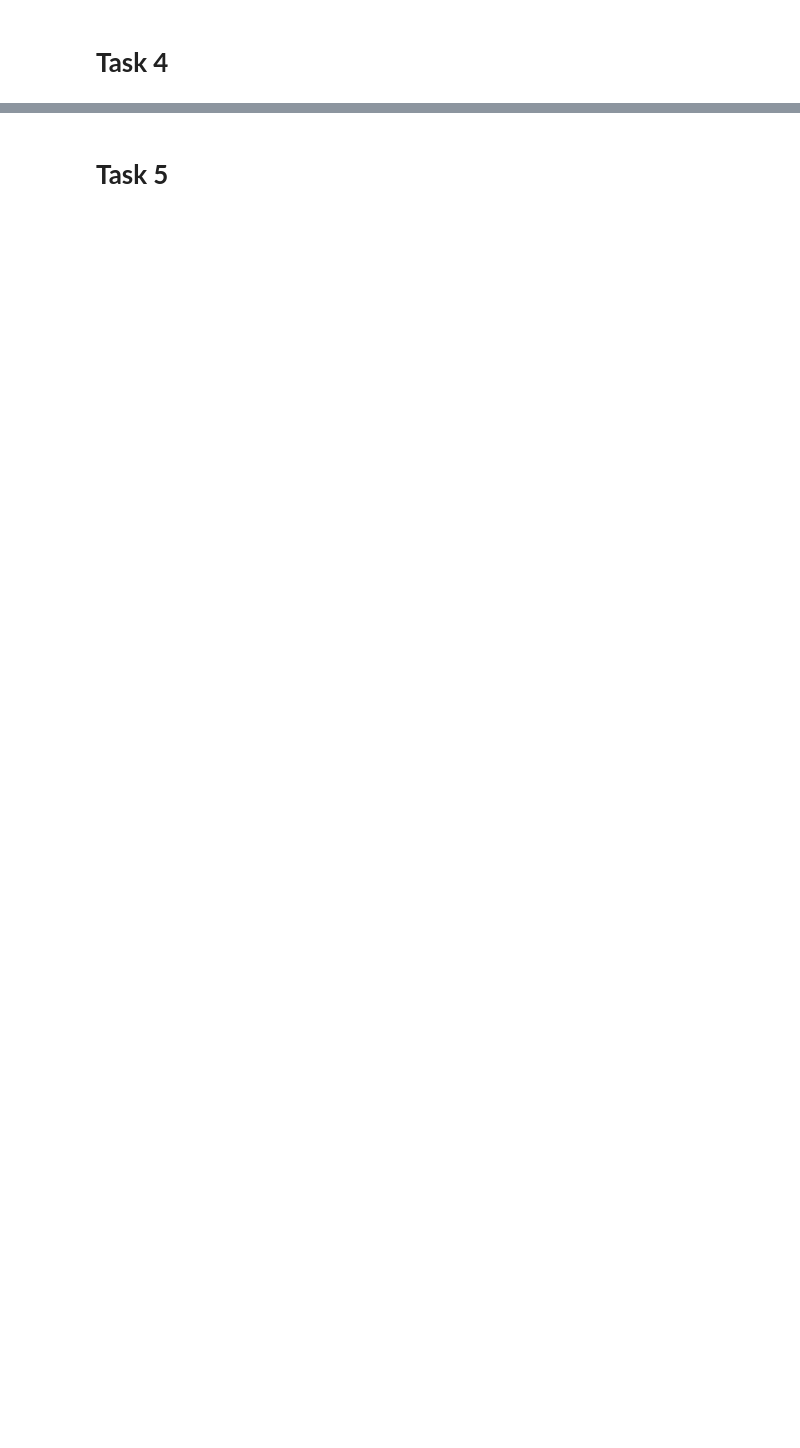
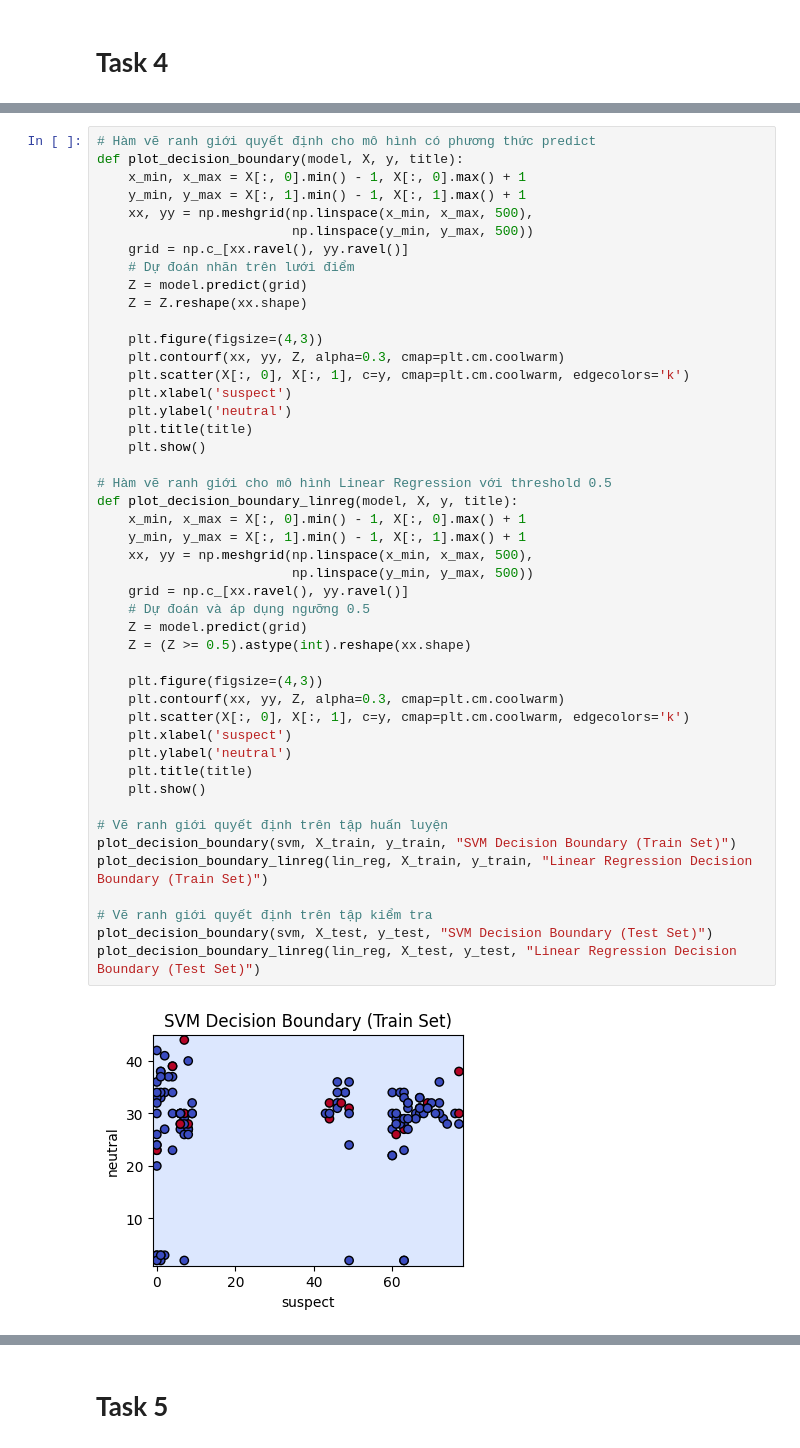
Before and after one commit to WanThinnn/NT522_Machine-learning-for-Information-Security, a Jupyter notebook: Labs/Lab_1/Lab_1-Local.ipynb, the cells around one changed output, grey strips where cells are left out. Saved outputs shown, nothing was run; the diff lists cells and outputs as text; blank space fills up the shorter version.

```diff
--- a/Labs/Lab_1/Lab_1-Local.ipynb
+++ b/Labs/Lab_1/Lab_1-Local.ipynb
@@ -490,0 +633,48 @@ Accuracy: 0.77
+# %%
+# Hàm vẽ ranh giới quyết định cho mô hình có phương thức predict
+def plot_decision_boundary(model, X, y, title):
+    x_min, x_max = X[:, 0].min() - 1, X[:, 0].max() + 1
+    y_min, y_max = X[:, 1].min() - 1, X[:, 1].max() + 1
+    xx, yy = np.meshgrid(np.linspace(x_min, x_max, 500),
+                         np.linspace(y_min, y_max, 500))
+    grid = np.c_[xx.ravel(), yy.ravel()]
+    # Dự đoán nhãn trên lưới điểm
+    Z = model.predict(grid)
+    Z = Z.reshape(xx.shape)
+
+    plt.figure(figsize=(4,3))
+    plt.contourf(xx, yy, Z, alpha=0.3, cmap=plt.cm.coolwarm)
+    plt.scatter(X[:, 0], X[:, 1], c=y, cmap=plt.cm.coolwarm, edgecolors='k')
+    plt.xlabel('suspect')
+    plt.ylabel('neutral')
+    plt.title(title)
+    plt.show()
+
+# Hàm vẽ ranh giới cho mô hình Linear Regression với threshold 0.5
+def plot_decision_boundary_linreg(model, X, y, title):
+    x_min, x_max = X[:, 0].min() - 1, X[:, 0].max() + 1
+    y_min, y_max = X[:, 1].min() - 1, X[:, 1].max() + 1
+    xx, yy = np.meshgrid(np.linspace(x_min, x_max, 500),
+                         np.linspace(y_min, y_max, 500))
+    grid = np.c_[xx.ravel(), yy.ravel()]
+    # Dự đoán và áp dụng ngưỡng 0.5
+    Z = model.predict(grid)
+    Z = (Z >= 0.5).astype(int).reshape(xx.shape)
+
+    plt.figure(figsize=(4,3))
+    plt.contourf(xx, yy, Z, alpha=0.3, cmap=plt.cm.coolwarm)
+    plt.scatter(X[:, 0], X[:, 1], c=y, cmap=plt.cm.coolwarm, edgecolors='k')
+    plt.xlabel('suspect')
+    plt.ylabel('neutral')
+    plt.title(title)
+    plt.show()
+
+# Vẽ ranh giới quyết định trên tập huấn luyện
+plot_decision_boundary(svm, X_train, y_train, "SVM Decision Boundary (Train Set)")
+plot_decision_boundary_linreg(lin_reg, X_train, y_train, "Linear Regression Decision Boundary (Train Set)")
+
+# Vẽ ranh giới quyết định trên tập kiểm tra
+plot_decision_boundary(svm, X_test, y_test, "SVM Decision Boundary (Test Set)")
+plot_decision_boundary_linreg(lin_reg, X_test, y_test, "Linear Regression Decision Boundary (Test Set)")
+# %% [output]
+[figure, added]
```
Also changed, not shown: parts of 20 cells of this notebook, 3 other files.
